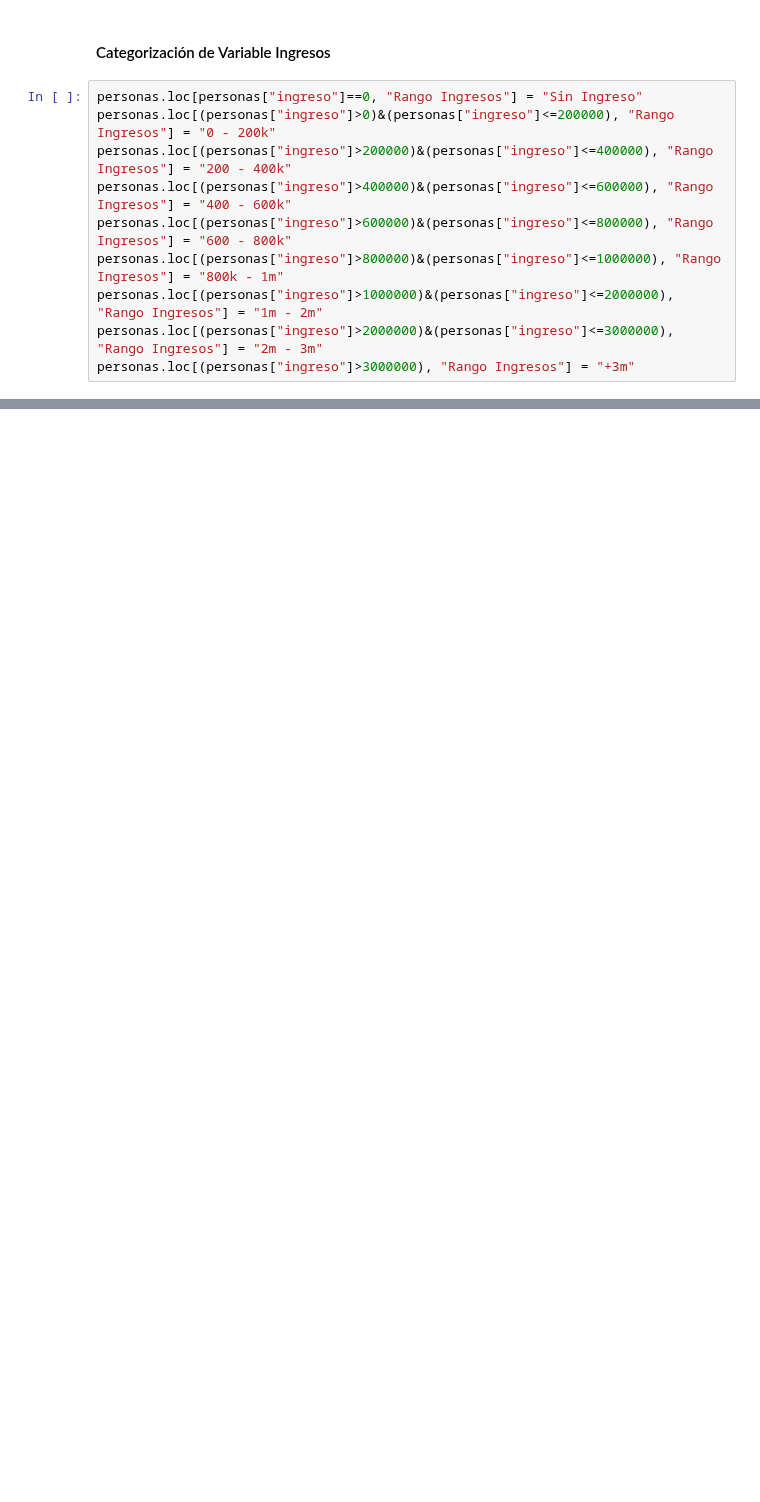
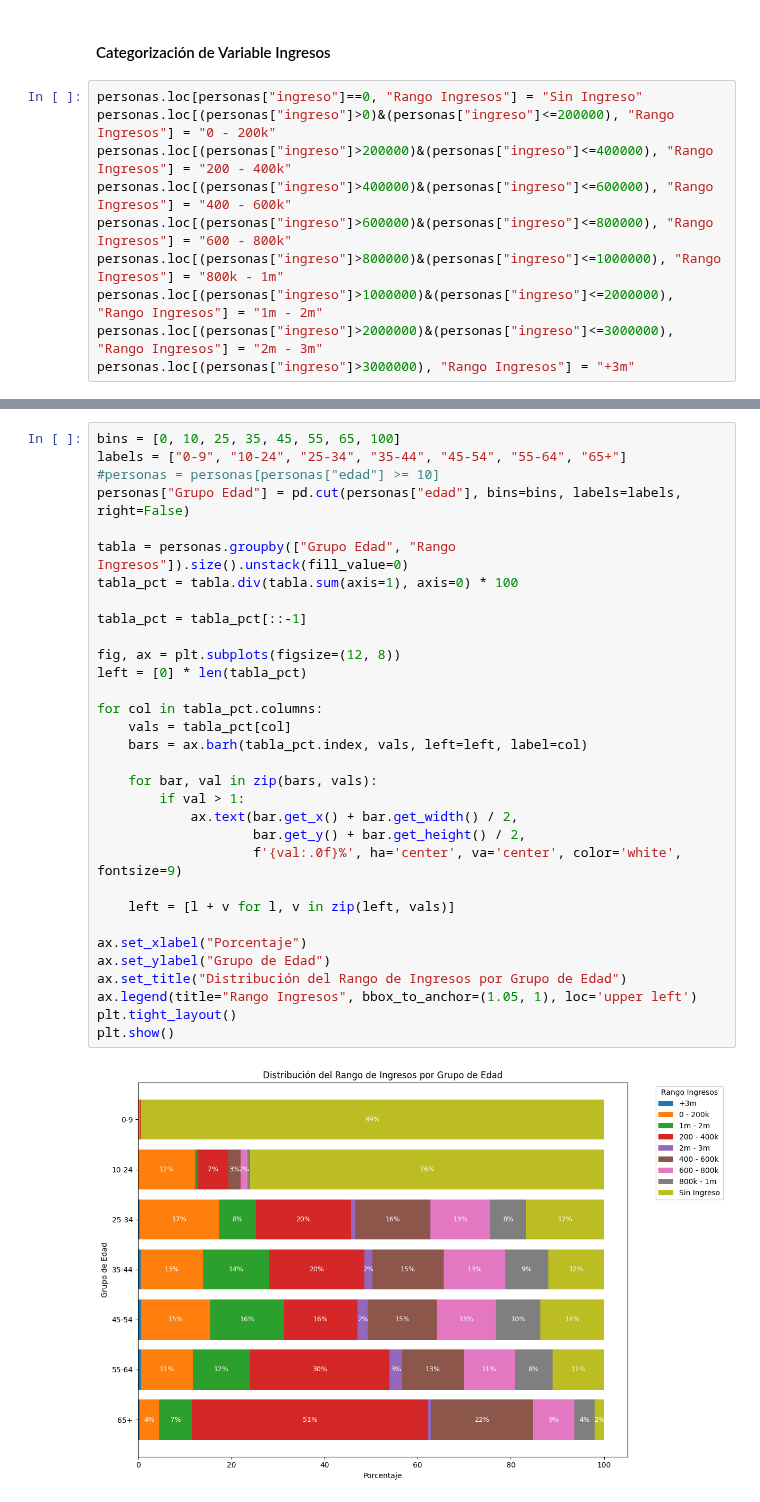
Before and after one commit to LMatiPerez/AnalisisDeDatosI_G5, a Jupyter notebook: graficos_grupo_5.ipynb, the cells around one changed output, grey strips where cells are left out. Drawn from its saved outputs; the diff is of its cells as text; blank space fills up the shorter version.

```diff
--- a/graficos_grupo_5.ipynb
+++ b/graficos_grupo_5.ipynb
@@ -140,0 +141,34 @@ plt.show()
+# %%
+bins = [0, 10, 25, 35, 45, 55, 65, 100]
+labels = ["0-9", "10-24", "25-34", "35-44", "45-54", "55-64", "65+"]
+#personas = personas[personas["edad"] >= 10]
+personas["Grupo Edad"] = pd.cut(personas["edad"], bins=bins, labels=labels, right=False)
+
+tabla = personas.groupby(["Grupo Edad", "Rango Ingresos"]).size().unstack(fill_value=0)
+tabla_pct = tabla.div(tabla.sum(axis=1), axis=0) * 100
+
+tabla_pct = tabla_pct[::-1]
+
+fig, ax = plt.subplots(figsize=(12, 8))
+left = [0] * len(tabla_pct)
+
+for col in tabla_pct.columns:
+    vals = tabla_pct[col]
+    bars = ax.barh(tabla_pct.index, vals, left=left, label=col)
+
+    for bar, val in zip(bars, vals):
+        if val > 1:
+            ax.text(bar.get_x() + bar.get_width() / 2,
+                    bar.get_y() + bar.get_height() / 2,
+                    f'{val:.0f}%', ha='center', va='center', color='white', fontsize=9)
+
+    left = [l + v for l, v in zip(left, vals)]
+
+ax.set_xlabel("Porcentaje")
+ax.set_ylabel("Grupo de Edad")
+ax.set_title("Distribución del Rango de Ingresos por Grupo de Edad")
+ax.legend(title="Rango Ingresos", bbox_to_anchor=(1.05, 1), loc='upper left')
+plt.tight_layout()
+plt.show()
+# %% [output]
+[figure, added]
```
Also changed, not shown: parts of 7 cells of this notebook.
